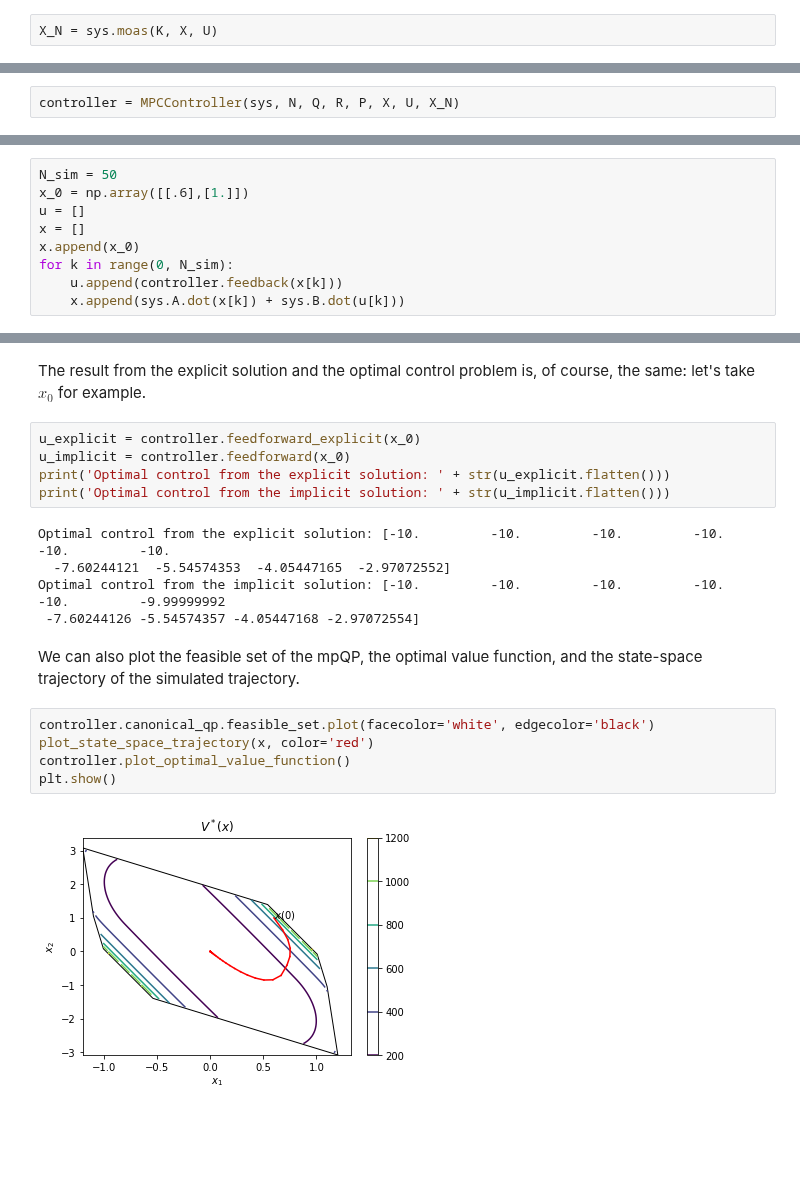
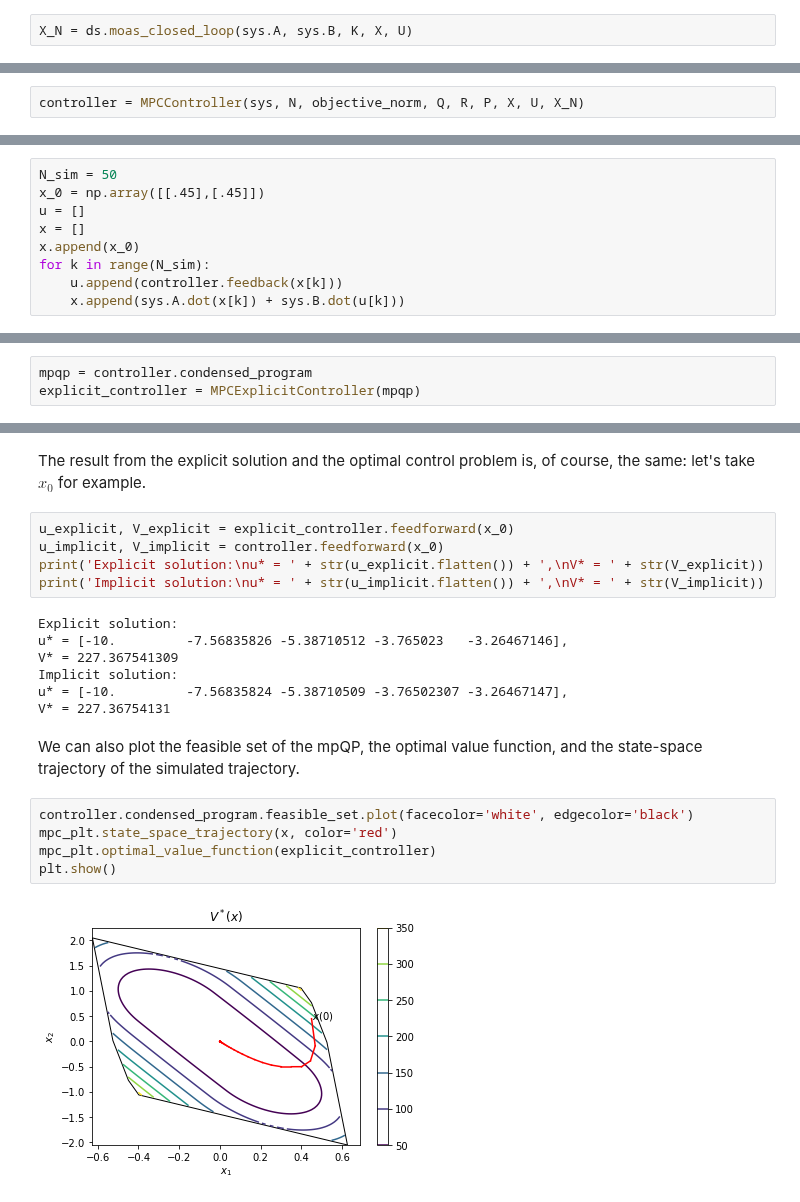
Before and after one commit to TobiaMarcucci/pympc, a Jupyter notebook: inverted_pendulum_demo.ipynb, the cells around one changed output, grey strips where cells are left out. Saved outputs shown, nothing was run; the diff lists cells and outputs as text; blank space fills up the shorter version.

Commit message:
Restores explicit MPC, adds tests for controllers.

```diff
--- a/inverted_pendulum_demo.ipynb
+++ b/inverted_pendulum_demo.ipynb
@@ -83,20 +85,20 @@ The terminal constraint $x_N \in \mathcal X_N$ is generally used to ensure close
 
 Defining the closed-loop state-transition matrix $ \bar A = A + BK$, constraining $x_N$ to be in the MOAS we ensure that $ x_{k+1} = \bar A x_k \in \mathcal{X}$ and $u_k = K x_k \in \mathcal{U}, \forall k \geq N$. This, together with the use of the DARE solution as terminal cost, is sufficient condition for the stability of the closed loop system.
 # %%
-X_N = sys.moas(K, X, U)
+X_N = ds.moas_closed_loop(sys.A, sys.B, K, X, U)
 # %% [markdown]
 Now we have all the ingredients to build the MPC controller.
 # %%
-controller = MPCController(sys, N, Q, R, P, X, U, X_N)
+controller = MPCController(sys, N, objective_norm, Q, R, P, X, U, X_N)
 # %% [markdown]
 We then simulate the closed loop system for $N_{sim}$ steps starting from the initial condition $x_0$.
 # %%
 N_sim = 50
-x_0 = np.array([[.6],[1.]])
+x_0 = np.array([[.45],[.45]])
 u = []
 x = []
 x.append(x_0)
-for k in range(0, N_sim):
+for k in range(N_sim):
     u.append(controller.feedback(x[k]))
     x.append(sys.A.dot(x[k]) + sys.B.dot(u[k]))
 # %% [markdown]
@@ -133,0 +116,3 @@ parameter space partitioned in 69 critical regions.
+# %%
+mpqp = controller.condensed_program
+explicit_controller = MPCExplicitController(mpqp)
@@ -149,21 +152,23 @@ Critical regions merged in  7  sets.
 # %% [markdown]
 The result from the explicit solution and the optimal control problem is, of course, the same: let's take $x_0$ for example.
 # %%
-u_explicit = controller.feedforward_explicit(x_0)
-u_implicit = controller.feedforward(x_0)
-print('Optimal control from the explicit solution: ' + str(u_explicit.flatten()))
-print('Optimal control from the implicit solution: ' + str(u_implicit.flatten()))
+u_explicit, V_explicit = explicit_controller.feedforward(x_0)
+u_implicit, V_implicit = controller.feedforward(x_0)
+print('Explicit solution:\nu* = ' + str(u_explicit.flatten()) + ',\nV* = ' + str(V_explicit))
+print('Implicit solution:\nu* = ' + str(u_implicit.flatten()) + ',\nV* = ' + str(V_implicit))
 # %% [output]
-Optimal control from the explicit solution: [-10.         -10.         -10.         -10.         -10.         -10.
-  -7.60244121  -5.54574353  -4.05447165  -2.97072552]
-Optimal control from the implicit solution: [-10.         -10.         -10.         -10.         -10.         -9.99999992
- -7.60244126 -5.54574357 -4.05447168 -2.97072554]
+Explicit solution:
+u* = [-10.         -7.56835826 -5.38710512 -3.765023   -3.26467146],
+V* = 227.367541309
+Implicit solution:
+u* = [-10.         -7.56835824 -5.38710509 -3.76502307 -3.26467147],
+V* = 227.36754131
 # %% [markdown]
 We can also plot the feasible set of the mpQP, the optimal value function, and the state-space trajectory of the simulated trajectory.
 # %%
-controller.canonical_qp.feasible_set.plot(facecolor='white', edgecolor='black')
-plot_state_space_trajectory(x, color='red')
-controller.plot_optimal_value_function()
+controller.condensed_program.feasible_set.plot(facecolor='white', edgecolor='black')
+mpc_plt.state_space_trajectory(x, color='red')
+mpc_plt.optimal_value_function(explicit_controller)
 plt.show()
 # %% [output]
-[figure, old version]
+[figure, new version]
```
Also changed, not shown: parts of 12 cells of this notebook, 7 other files.
